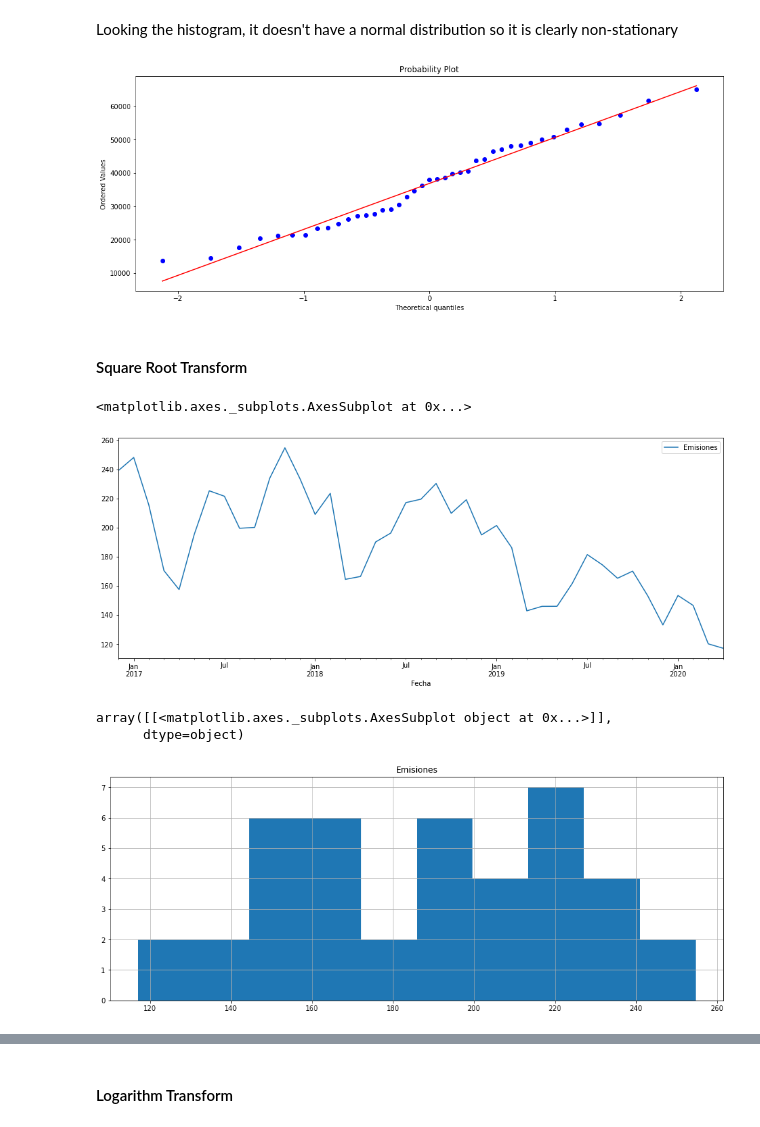
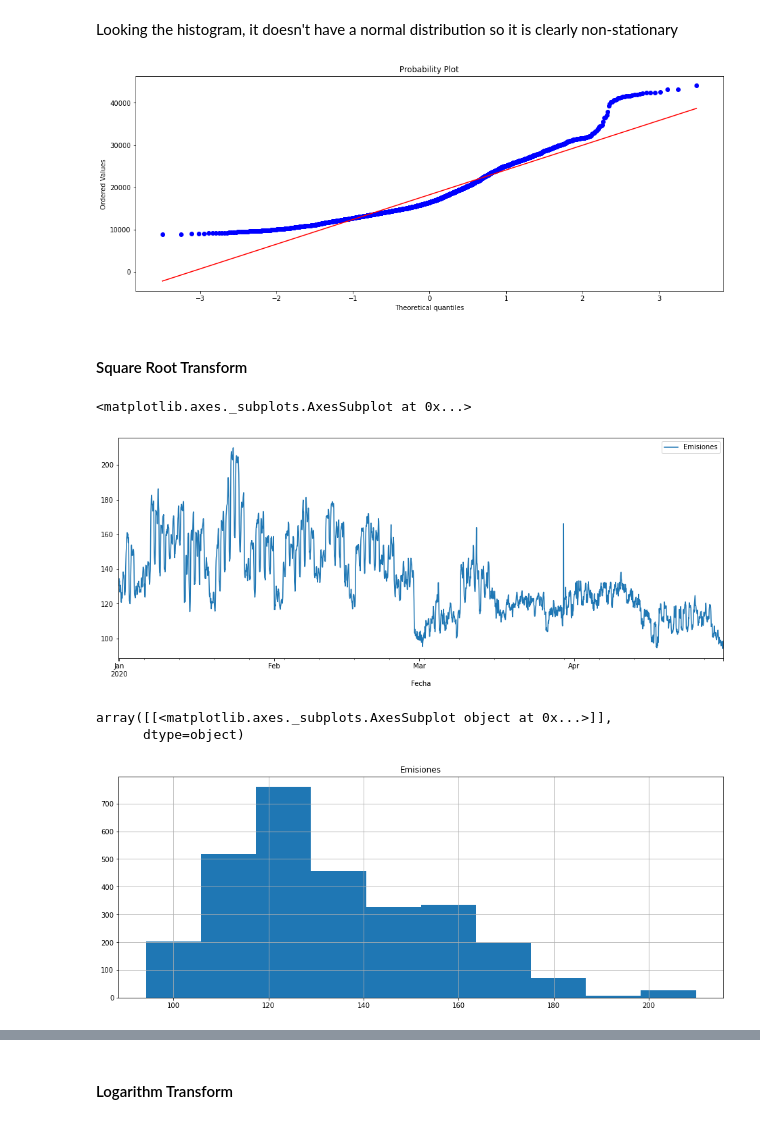
Before and after one commit to hectorLop/CO2_emissions_forecast, a Jupyter notebook: CO2_feature_engineering_and_visualization.ipynb, the cells around one changed output, grey strips where cells are left out. Saved outputs shown, nothing was run; the diff lists cells and outputs as text; code cells hidden in the pictures.

```diff
--- a/CO2_feature_engineering_and_visualization.ipynb
+++ b/CO2_feature_engineering_and_visualization.ipynb
@@ -184,4 +187,4 @@ to perform the following tasks:
 # %%
 # This function perform the tasks above
-dataset_by_10_minutes = pre.prepare_timeseries_dataset(dataset_by_10_minutes, 0)
-dataset_by_hour = pre.prepare_timeseries_dataset(dataset_by_hour, 0)
+#dataset_by_10_minutes = pre.prepare_timeseries_dataset(dataset_by_10_minutes, 0)
+dataset_by_hour = preparator.prepare_timeseries_dataset(dataset_by_hour, "Fecha")
@@ -187,0 +201,2 @@ dataset_by_hour = pre.prepare_timeseries_dataset(dataset_by_hour, 0)
+# %%
+dataset_by_hour = preparator.change_frequency(dataset_by_hour, "H")
@@ -346,3 +373,5 @@ pyplot.show()
+# %%
+dataset_to_analyze = dataset_by_hour.copy()
 # %% [markdown]
 ## Stationary Test (Dickey-Fuller Test)
 The Dickey-Fuller Test is a type of unit root test. The intuition vehind is that it determines how strongly a time series is defined by a trend.
@@ -403,25 +432,25 @@ array([[<matplotlib.axes._subplots.AxesSubplot object at 0x...>]],
 # %% [markdown]
 Looking the histogram, it doesn't have a normal distribution so it is clearly non-stationary
 # %%
-scipy.stats.probplot(dataset_by_month['Emisiones'], dist='norm', plot=pyplot)
+scipy.stats.probplot(dataset_to_analyze['Emisiones'], dist='norm', plot=pyplot)
 pyplot.show()
 # %% [output]
-[figure, old version]
+[figure, new version]
 # %% [markdown]
 #### Square Root Transform
 # %%
-dataset_sqrt_transformation = dataset_by_month
-dataset_sqrt_transformation['Emisiones'] = numpy.sqrt(dataset_sqrt_transformation['Emisiones'])
+dataset_sqrt = dataset_to_analyze.copy()
+dataset_sqrt['Emisiones'] = numpy.sqrt(dataset_sqrt['Emisiones'])
 # %%
 # line plot
-dataset_sqrt_transformation.plot()
+dataset_sqrt.plot()
 # %% [output]
 <matplotlib.axes._subplots.AxesSubplot at 0x...>
-[figure, old version]
+[figure, new version]
 # %%
-dataset_sqrt_transformation.hist()
+dataset_sqrt.hist()
 # %% [output]
 array([[<matplotlib.axes._subplots.AxesSubplot object at 0x...>]],
       dtype=object)
-[figure, old version]
+[figure, new version]
 # %%
```
Also changed, not shown: parts of 34 cells of this notebook.
